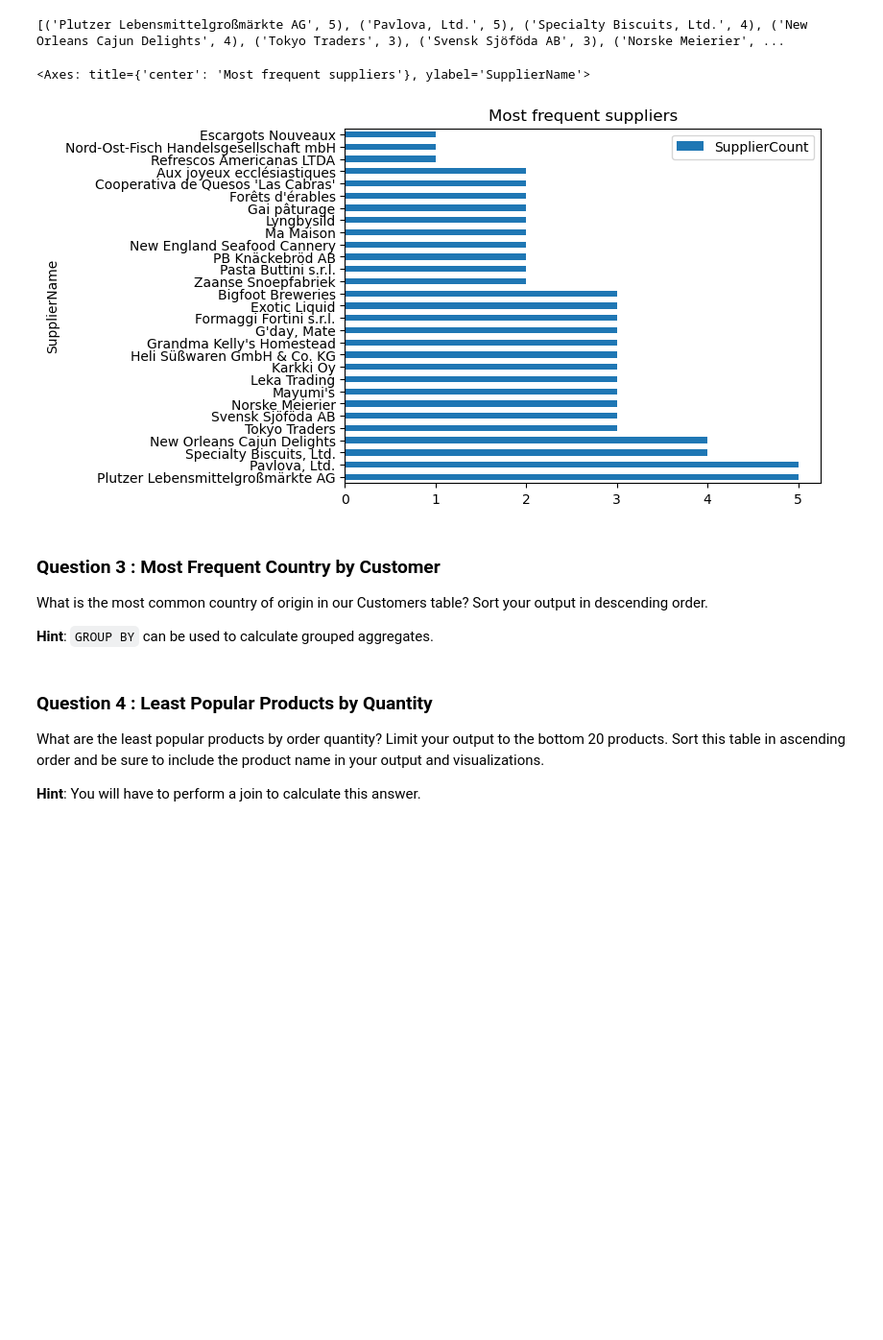
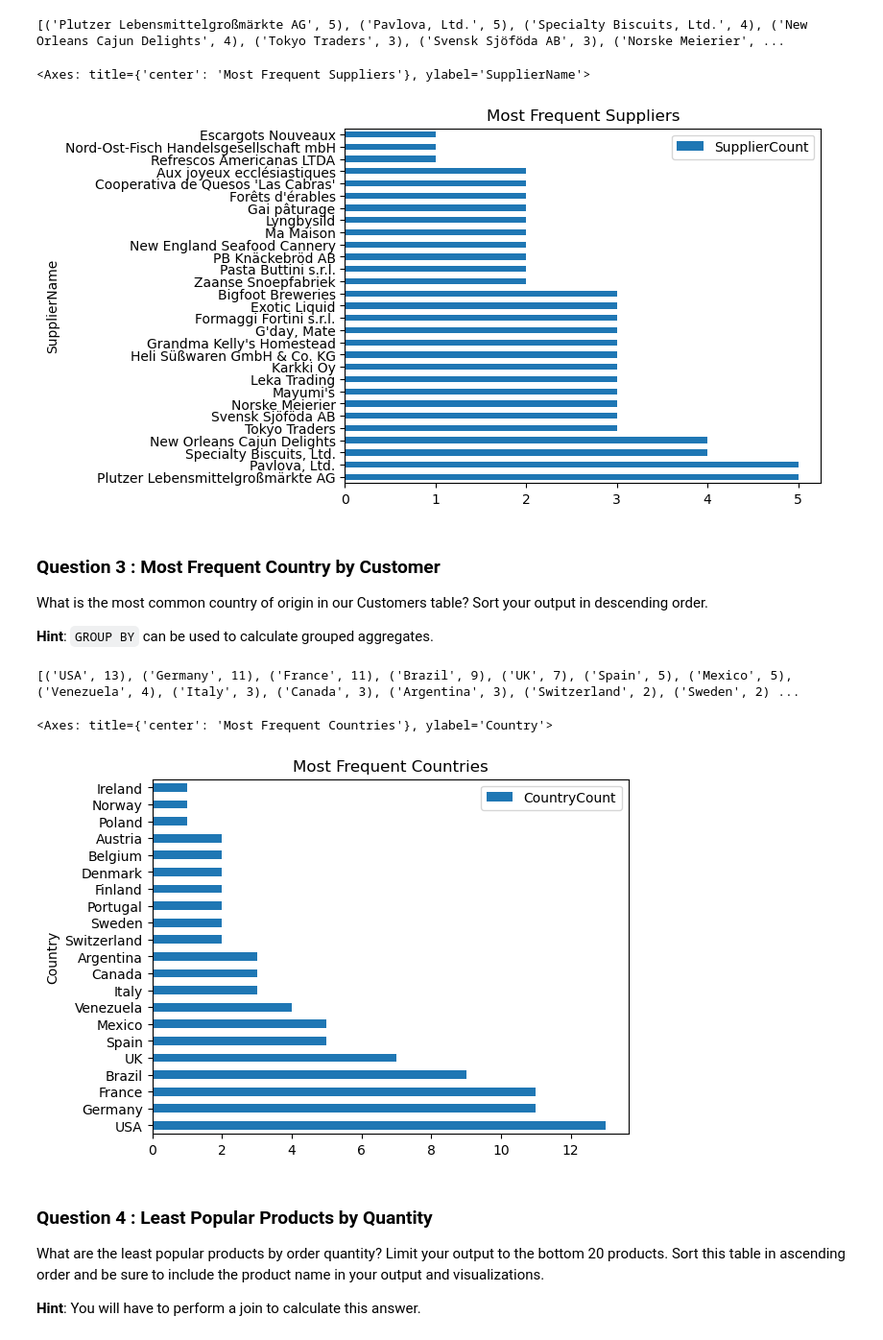
Before and after one commit to vchu22/IF-DS-TLAB4-AdHoc-SQL, a Jupyter notebook: adhoc_report.ipynb, the cells around one changed output. Shown: that part at 96% size. Saved outputs shown, nothing was run; the diff lists cells and outputs as text; code cells hidden in the pictures; blank space fills up the shorter version.

```diff
--- a/adhoc_report.ipynb
+++ b/adhoc_report.ipynb
@@ -61,9 +61,9 @@ print(rows)
 df = pd.DataFrame(rows, columns=['SupplierName', 'SupplierCount'])
 df.set_index("SupplierName", inplace=True)
 # TODO: Generate a visualization on this dataframe
-df.plot(kind='barh', title="Most frequent suppliers")
+df.plot(kind='barh', title="Most Frequent Suppliers")
 # %% [output]
-<Axes: title={'center': 'Most frequent suppliers'}, ylabel='SupplierName'>
+<Axes: title={'center': 'Most Frequent Suppliers'}, ylabel='SupplierName'>
 [figure]
 # %% [markdown]
 ### Question 3 : Most Frequent Country by Customer
@@ -73,16 +73,27 @@ What is the most common country of origin in our Customers table? Sort your outp
 **Hint**: `GROUP BY` can be used to calculate grouped aggregates.
 # %%
 # TODO: Write a SQL query which will answer the question above.
-...
+cursor.execute("""
+    SELECT Country, count(Country) as CountryCount
+    FROM Customers
+    GROUP BY Country
+    ORDER BY CountryCount DESC;
+""")
 
 # TODO: Fetch your list of tuples and print it out
-...
+rows = cursor.fetchall()
+print(rows)
+# %% [output]
+[('USA', 13), ('Germany', 11), ('France', 11), ('Brazil', 9), ('UK', 7), ('Spain', 5), ('Mexico', 5), ('Venezuela', 4), ('Italy', 3), ('Canada', 3), ('Argentina', 3), ('Switzerland', 2), ('Sweden', 2) ...
 # %%
 # TODO: Convert your list of tuples to a dataframe
-df = pd.DataFrame(..., columns=['...'])
-
+df = pd.DataFrame(rows, columns=['Country', 'CountryCount'])
+df.set_index('Country', inplace=True)
 # TODO: Generate a visualization on this dataframe
-...
+df.plot(kind='barh', title="Most Frequent Countries")
+# %% [output]
+<Axes: title={'center': 'Most Frequent Countries'}, ylabel='Country'>
+[figure, added]
 # %% [markdown]
 ### Question 4 : Least Popular Products by Quantity
 
```
Also changed, not shown: parts of 2 cells of this notebook.
